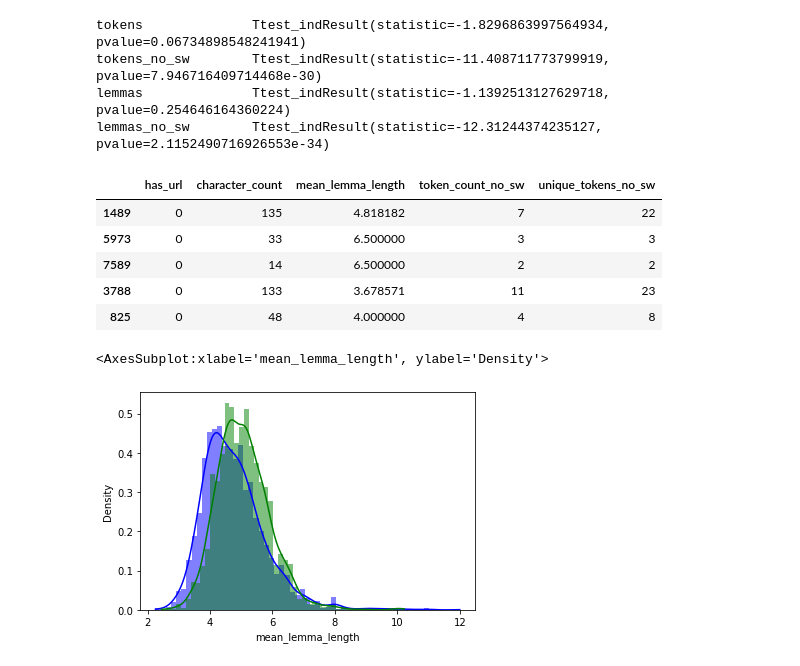
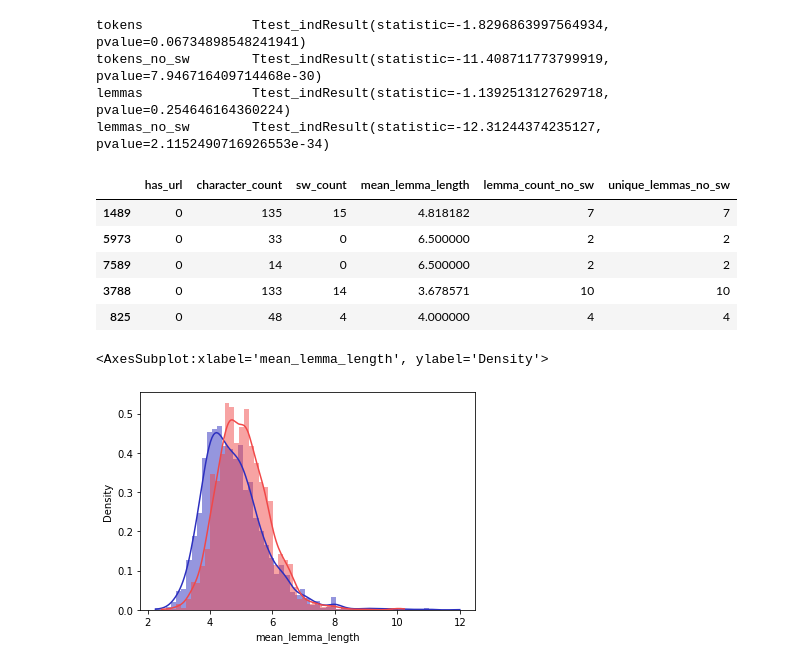
Before and after one commit to zshoorbajee/FlatironProject4, a Jupyter notebook: index.ipynb, the cells around one changed output. Drawn from its saved outputs; the diff is of its cells as text; code cells hidden in the pictures.

```diff
--- a/index.ipynb
+++ b/index.ipynb
@@ -585,23 +585,27 @@ meta_features_df_train = pd.DataFrame(has_url_Series_train)
 meta_features_df_train['character_count'] = \
     X_train['text'].apply(len)
 
+# Stop word count. Original tweet. No URL.
+meta_features_df_train['sw_count'] = \
+    X_train['tokens'].apply(lambda x: len([w for w in x if w in stopword_list]))
+
 # Average lemma length. Including stop words.
 meta_features_df_train['mean_lemma_length'] = \
     X_train['lemmas'].apply(lambda x: np.mean([len(t) for t in x]))
 
-# Token count. No stop words.
-meta_features_df_train['token_count_no_sw'] = \
-    X_train['tokens_no_sw'].apply(len)
+# Lemma count. No stop words.
+meta_features_df_train['lemma_count_no_sw'] = \
+    X_train['lemmas_no_sw'].apply(len)
 
-# Number of unique tokens. No stop words.
-meta_features_df_train['unique_tokens_no_sw'] = \
-    X_train['tokens'].apply(lambda x: len(set(x)))
+# Number of unique lemmas. No stop words.
+meta_features_df_train['unique_lemmas_no_sw'] = \
+    X_train['lemmas_no_sw'].apply(lambda x: len(set(x)))
 
 meta_features_df_train.head()
 # %% [output]
-|  | has_url | character_count | mean_lemma_length | token_count_no_sw | unique_tokens_no_sw |
-| 1489 | 0 | 135 | 4.818182 | 7 | 22 |
-| 5973 | 0 | 33 | 6.500000 | 3 | 3 |
-| 7589 | 0 | 14 | 6.500000 | 2 | 2 |
-| 3788 | 0 | 133 | 3.678571 | 11 | 23 |
-| 825 | 0 | 48 | 4.000000 | 4 | 8 |
+|  | has_url | character_count | sw_count | mean_lemma_length | lemma_count_no_sw | unique_lemmas_no_sw |
+| 1489 | 0 | 135 | 15 | 4.818182 | 7 | 7 |
+| 5973 | 0 | 33 | 0 | 6.500000 | 2 | 2 |
+| 7589 | 0 | 14 | 0 | 6.500000 | 2 | 2 |
+| 3788 | 0 | 133 | 14 | 3.678571 | 10 | 10 |
+| 825 | 0 | 48 | 4 | 4.000000 | 4 | 4 |
@@ -608,8 +615,8 @@ meta_features_df_train.head()
 # %%
 kwargs_distplot = {'kde':True, 'stat':"density", 'linewidth':0}
 # %%
-sns.histplot(meta_features_df_train['mean_lemma_length'][y_train==0], **kwargs_distplot, color='blue')
-sns.histplot(meta_features_df_train['mean_lemma_length'][y_train==1], **kwargs_distplot, color='green')
+sns.histplot(meta_features_df_train['mean_lemma_length'][y_train==0], **kwargs_distplot, color='#2c2fbf')
+sns.histplot(meta_features_df_train['mean_lemma_length'][y_train==1], **kwargs_distplot, color='#f14848')
 # %% [output]
 <AxesSubplot:xlabel='mean_lemma_length', ylabel='Density'>
-[figure, old version]
+[figure, new version]
```
Also changed, not shown: parts of 17 cells of this notebook.
